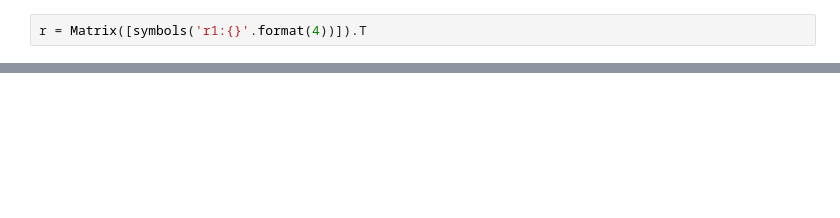
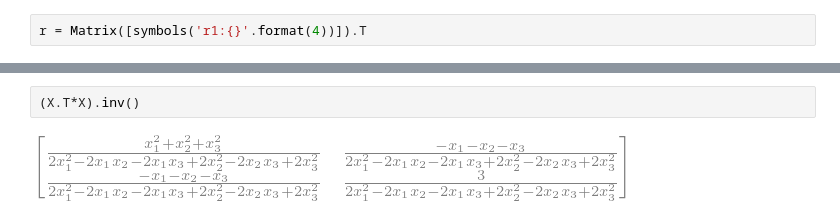
Before and after one commit to subthalamic/subthalamic, a Jupyter notebook: theory/regression/OLS-just-algebra.ipynb, the cells around one changed output, grey strips where cells are left out. Saved outputs shown, nothing was run; the diff lists cells and outputs as text; blank space fills up the shorter version.

```diff
--- a/theory/regression/OLS-just-algebra.ipynb
+++ b/theory/regression/OLS-just-algebra.ipynb
@@ -82,0 +91,4 @@ $\displaystyle \left[\begin{matrix}3 & x_{1} + x_{2} + x_{3}\\x_{1} + x_{2} + x_
+# %%
+(X.T*X).inv()
+# %% [output]
+[figure, added]
```
Also changed, not shown: parts of 18 cells of this notebook, 5 other files.
